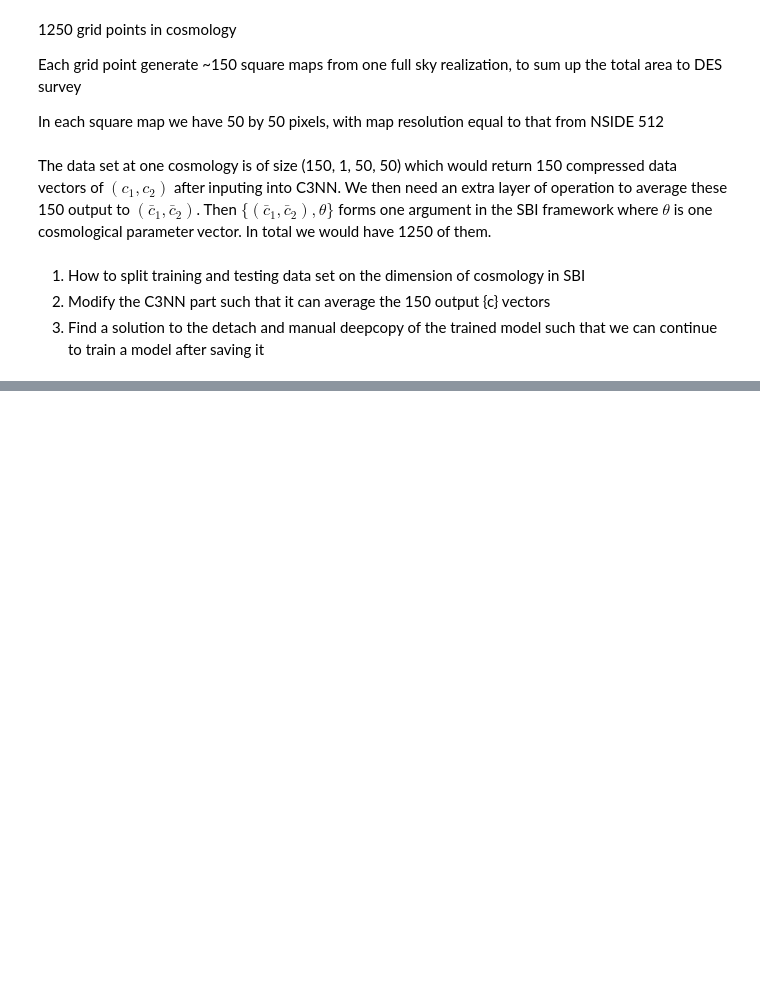
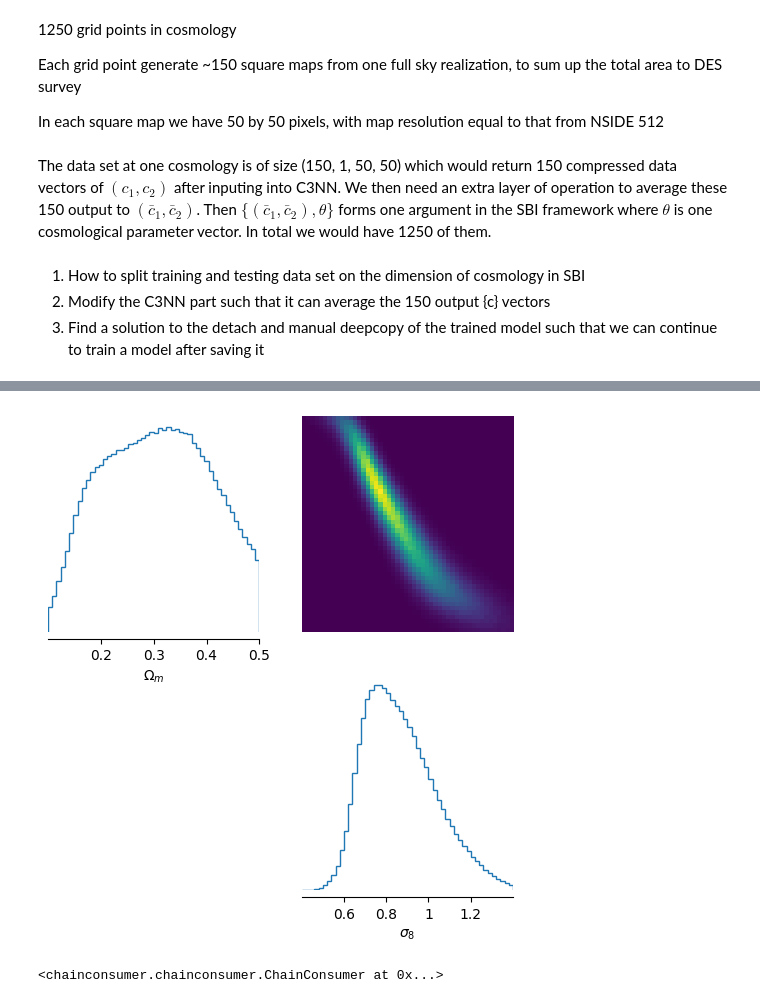
Before and after one commit to lgong6g/C3NN_inference, a Jupyter notebook: C3NN_Cosmogrid.ipynb, the cells around one changed output, grey strips where cells are left out. Drawn from its saved outputs; the diff is of its cells as text; code cells hidden in the pictures; blank space fills up the shorter version.

```diff
--- a/C3NN_Cosmogrid.ipynb
+++ b/C3NN_Cosmogrid.ipynb
@@ -215,0 +252,18 @@ AttributeError: Can't pickle local object '_build_irrep_so2.<locals>.irrep'
+# %%
+from sbi.analysis import pairplot
+_ = pairplot(samples.cpu().numpy(),
+             limits=[[0.1, 0.5], [0.4, 1.4]],
+             figsize=(6, 6),
+             labels=[r"$\Omega_m$", r"$\sigma_8$"])
+# %% [output]
+[figure, added]
+# %%
+c = ChainConsumer()
+c.add_chain(samples_c2.cpu().numpy(), parameters=["$\Omega_m$", r"$\sigma_8$"], name=r'$\{c_1,c_2\}$', shade=True, shade_alpha=0.7, color='g', linestyle='-', linewidth=2.0, kde=False)
+c.add_chain(samples_c3.cpu().numpy(), parameters=["$\Omega_m$", r"$\sigma_8$"], name=r'$\{c_1,c_2,c_3\}$', shade=True, shade_alpha=0.5, color='r', linestyle='-', linewidth=2.0, kde=False)
+c.add_chain(samples_c3_f2.cpu().numpy(), parameters=["$\Omega_m$", r"$\sigma_8$"], name=r'$\{c_1,c_2,c_3\}$'+' 2 filters', shade=True, shade_alpha=0.3, color='orange', linestyle='-', linewidth=2.0, kde=False)
+c.add_chain(samples_c4.cpu().numpy(), parameters=["$\Omega_m$", r"$\sigma_8$"], name=r'$\{c_1,\ldots,c_4\}$', shade=True, shade_alpha=0.1, color='blue', linestyle='-', linewidth=2.0, kde=False)
+c.configure_truth(linestyle='dotted', linewidth=0.5)
+c.configure(label_font_size=20.0, tick_font_size=16.0, max_ticks=4, summary=False, spacing=2.0, legend_kwargs={'fontsize':22})
+# %% [output]
+<chainconsumer.chainconsumer.ChainConsumer at 0x...>
```
Also changed, not shown: parts of 23 cells of this notebook.
